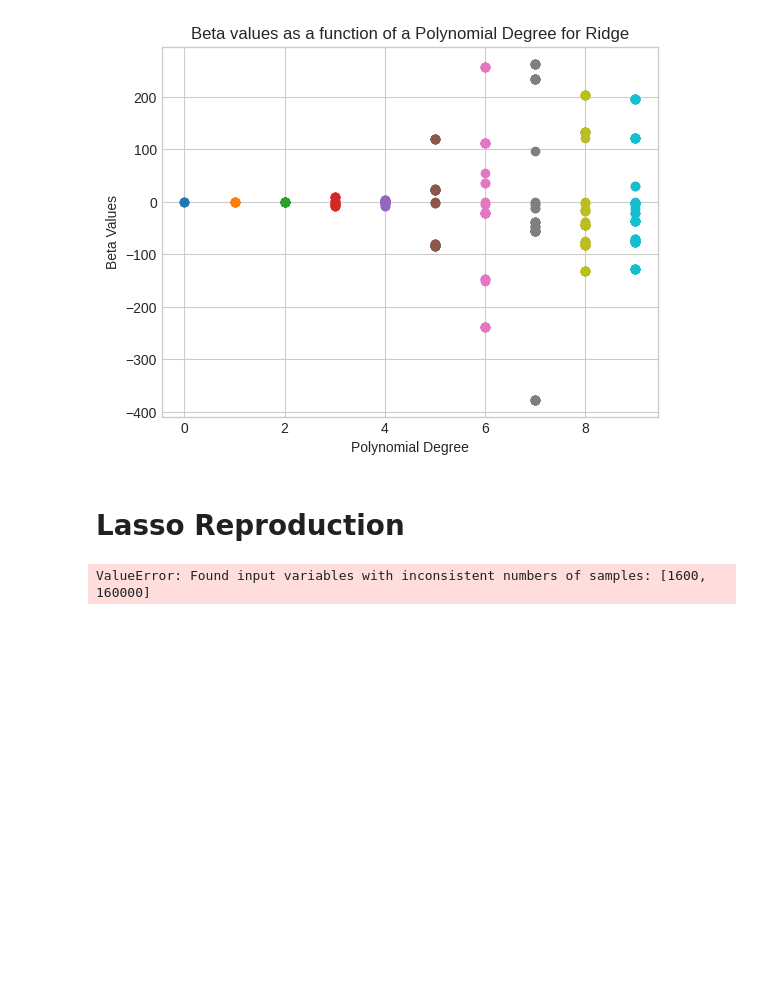
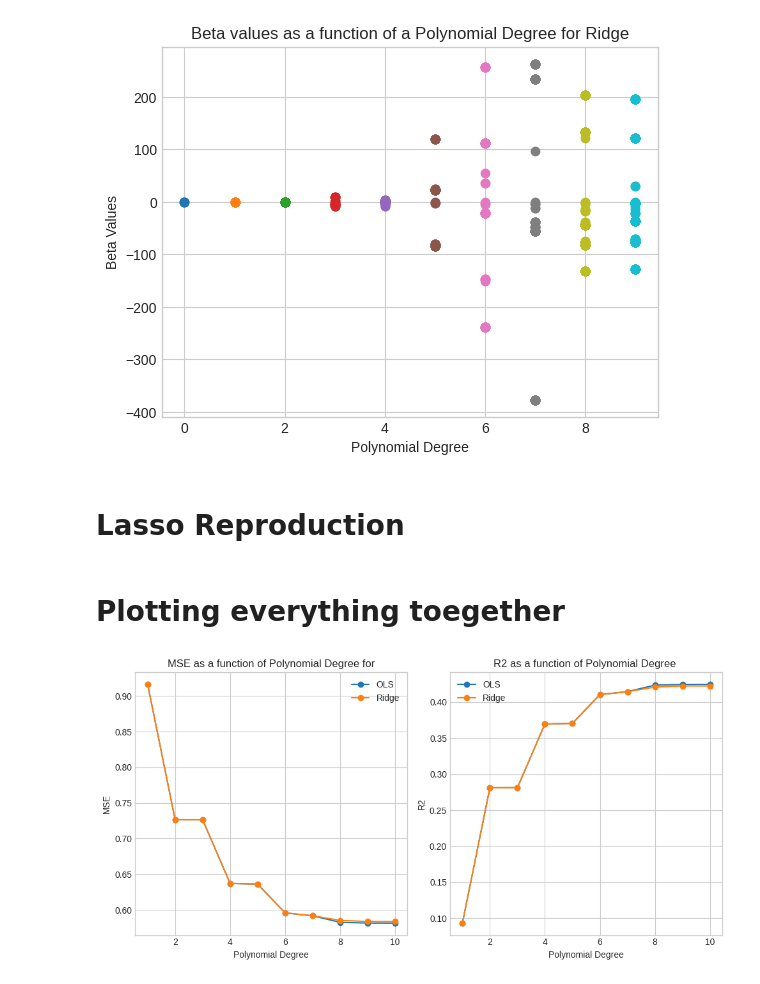
Before and after one commit to irisbore/FYS-STK4155_project1, a Jupyter notebook: Tasks/Part g).ipynb, the cells around one changed output. Drawn from its saved outputs; the diff is of its cells as text; code cells hidden in the pictures; blank space fills up the shorter version.

Commit message:
Adding plott for all methods together

```diff
--- a/Tasks/Part g).ipynb
+++ b/Tasks/Part g).ipynb
@@ -271,17 +272,17 @@ Text(0.5, 1.0, 'Beta values as a function of a Polynomial Degree for Ridge')
 # %% [markdown]
 # Lasso Reproduction
 # %%
-x = np.arange(0,160000)
-y = np.arange(0,160000)
+x = np.arange(0,40000)
+y = np.arange(0,40000)
 z = z.ravel().reshape(-1,1)
 
-degrees = np.arange(1, 4)
+degrees = np.arange(1, 11)
 
 beta_lasso_values = []
 mse_lasso_values = np.zeros(len(degrees))
 R2_lasso_values = np.zeros(len(degrees))
 
-lambda_values = np.logspace(-4, 4, 5)
+lambda_values = np.logspace(-4, 4, 9)
 
 for i, degree in enumerate(degrees):
     # Create polynomial features
@@ -332,8 +333,6 @@ for i, degree in enumerate(degrees):
     beta_lasso_values.append(Lassobeta)
     mse_lasso_values[i] = f.mse(z_test, z_test_pred)
     R2_lasso_values[i] = f.r2(z_test, z_test_pred)
-# %% [output]
-ValueError: Found input variables with inconsistent numbers of samples: [1600, 160000]
 # %%
 # Plotting MSE and R2 scores
 plt.figure(figsize=(10, 5))
@@ -361,3 +360,30 @@ for degree, values in enumerate(beta_lasso_values):
 plt.xlabel('Polynomial Degree')
 plt.ylabel('Beta Values')
 plt.title('Beta values as a function of a Polynomial Degree for Lasso')
+# %% [markdown]
+# Plotting everything toegether
+# %%
+degrees = np.arange(1, 11)
+# Plotting MSE and R2 scores
+plt.figure(figsize=(10, 5))
+plt.subplot(1, 2, 1)
+plt.plot(degrees, mse_values, marker='o', label='OLS')
+plt.plot(degrees, mse_ridge_values, marker='o', label='Ridge')
+#plt.plot(degrees, mse_lasso_values, marker='o', label='Lasso')
+plt.xlabel('Polynomial Degree')
+plt.ylabel('MSE')
+plt.title('MSE as a function of Polynomial Degree')
+plt.legend()
+
+plt.subplot(1, 2, 2)
+plt.plot(degrees, R2_values, marker='o', label='OLS')
+plt.plot(degrees, R2_ridge_values, marker='o', label='Ridge')
+#plt.plot(degrees, R2_lasso_values, marker='o', label='Lasso')
+plt.xlabel('Polynomial Degree')
+plt.ylabel('R2')
+plt.title('R2 as a function of Polynomial Degree')
+plt.tight_layout()
+plt.legend()
+plt.show()
+# %% [output]
+[figure, added]
```
Also changed, not shown: parts of 3 cells of this notebook, 1 other file.
